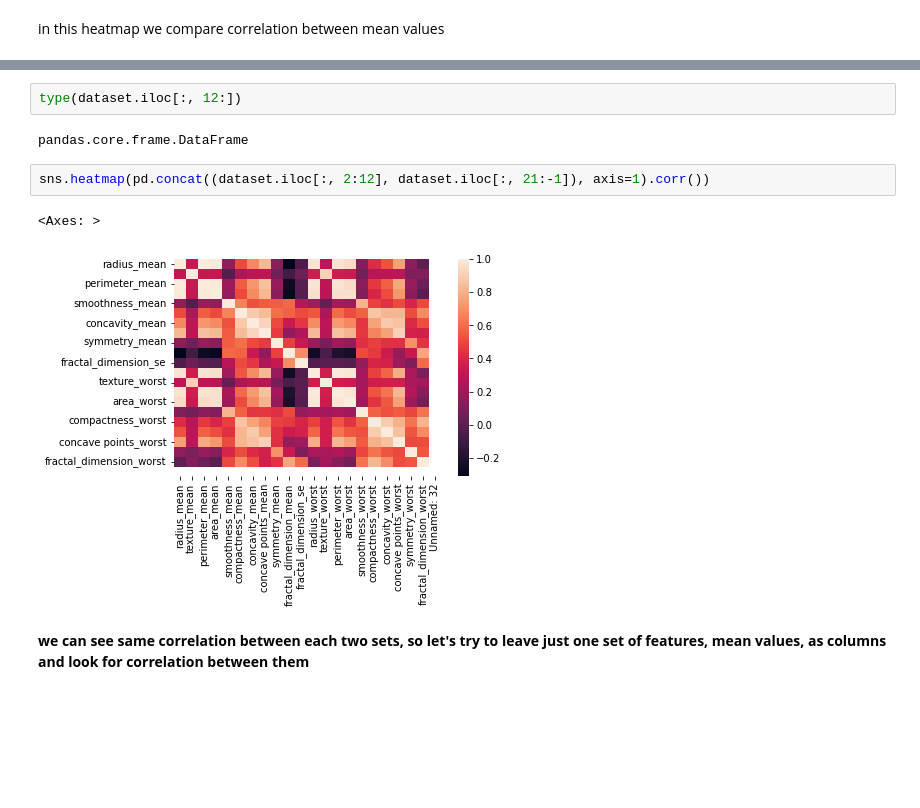
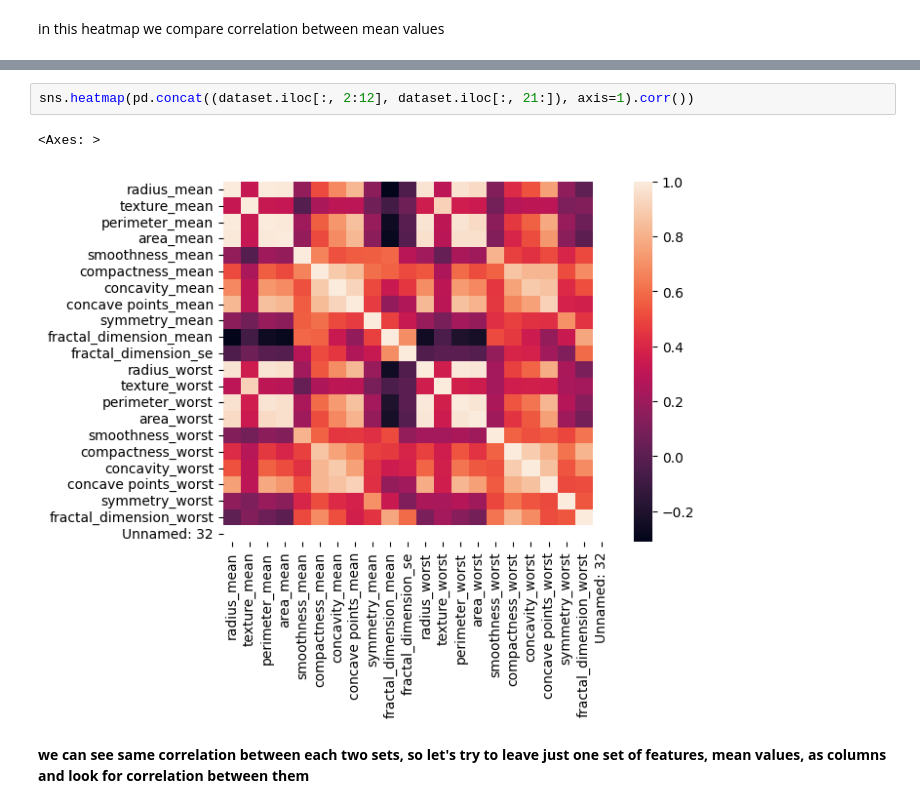
Before and after one commit to yeremeieva/kma_neural_networks, a Jupyter notebook: lab1/lab1yeremeieva.ipynb, the cells around one changed output, grey strips where cells are left out. Cells and saved outputs as stored; diff of their text form; blank space fills up the shorter version.

```diff
--- a/lab1/lab1yeremeieva.ipynb
+++ b/lab1/lab1yeremeieva.ipynb
@@ -106,12 +106,8 @@ sns.heatmap(dataset.iloc[:, 12:].corr())
-# %%
-type(dataset.iloc[:, 12:])
-# %% [output]
-pandas.core.frame.DataFrame
 # %%
-sns.heatmap(pd.concat((dataset.iloc[:, 2:12], dataset.iloc[:, 21:-1]), axis=1).corr())
+sns.heatmap(pd.concat((dataset.iloc[:, 2:12], dataset.iloc[:, 21:]), axis=1).corr())
 # %% [output]
 <Axes: >
-[figure, old version]
+[figure, new version]
 # %% [markdown]
 **we can see same correlation between each two sets, so let's try to leave just one set of features, mean values, as  columns and look for correlation between them**
 # %%
```
Also changed, not shown: parts of 38 cells of this notebook, 1 other file.
